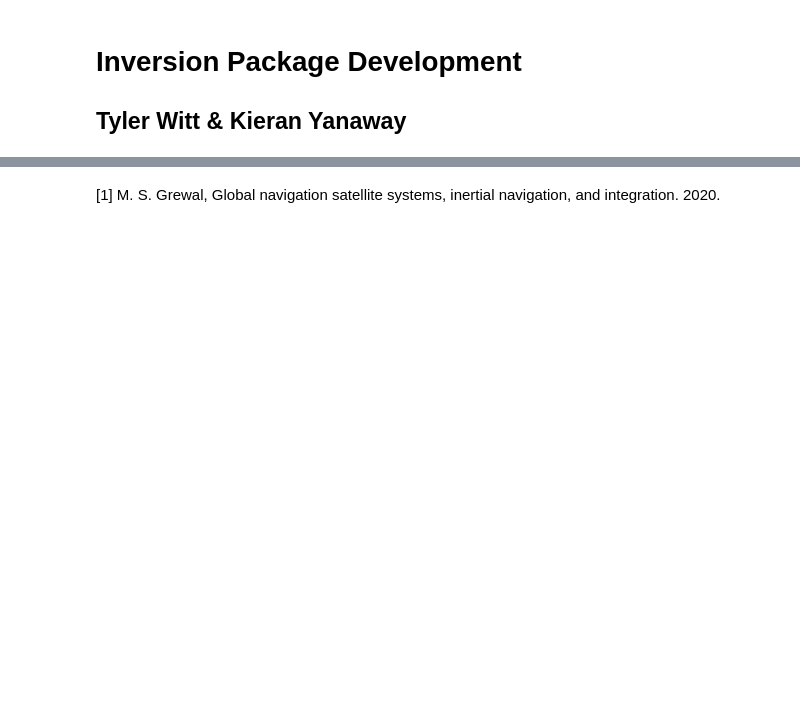
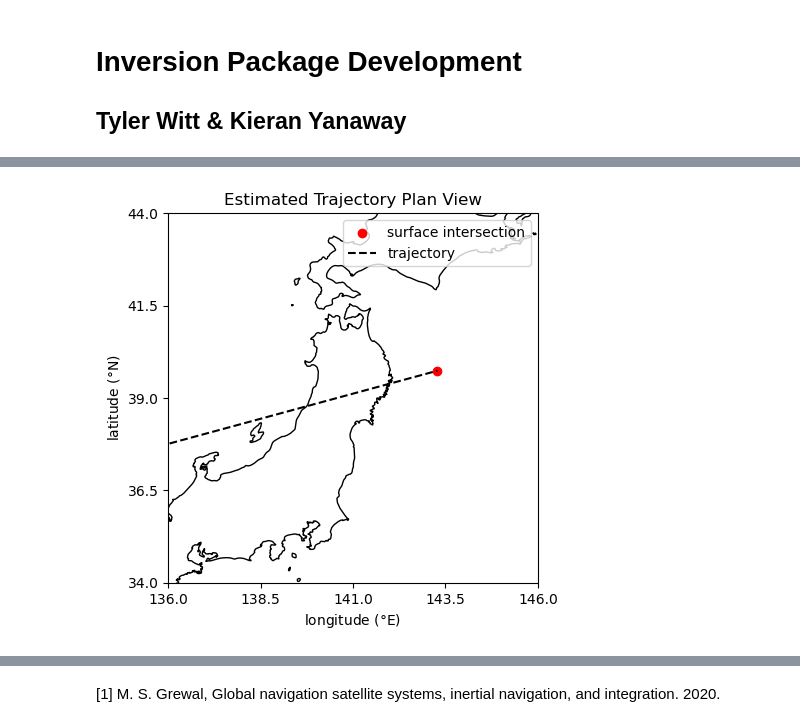
Before and after one commit to KieranTheYanaway/BATE, a Jupyter notebook: dev/InversionDev.ipynb, the cells around one changed output, grey strips where cells are left out. Drawn from its saved outputs; the diff is of its cells as text; code cells hidden in the pictures; blank space fills up the shorter version.

```diff
--- a/dev/InversionDev.ipynb
+++ b/dev/InversionDev.ipynb
@@ -100,7 +88,7 @@ class TrajectoryGridsearchParameters:
     interface with a TrajectoryEstimator object.
     """
 
-    def __init__(self,x0p=(-300,300,10),y0p=(-300,300,10),t0p=(0,100,10),vep=(11.91015,81.6696,10),thp=(0,90,10),gap=(0,360,10)):
+    def __init__(self,x0p=(-300,300,10),y0p=(-300,300,10),t0p=(0,100,10),vep=(11.91015,81.6696,3),thp=(0,90,10),gap=(0,360,10)):
         """
         Initialize a TrajectoryGridsearchParameters object with the desired parameter ranges for a gridsearch
         __________________________________________________________________________________________
@@ -176,7 +292,7 @@ class Station:
         ______________________________________________________________________________
         lat  : float : degrees latitude  : latitudinal position of the seismic station
         long : float : degrees longitude : longitudinal position of the seismic station
-        elev : float : kilometers        : elevation of the seismic station
+        elev : float : meters            : elevation of the seismic station
         ta   : float : seconds           : arrival time of ballistic wave at seismic station
         ____________________________________________________________________________________
         """
@@ -186,6 +302,7 @@ class Station:
         self.ta = ta
         self.x = None
         self.y = None
+        self.z = None
 
     def calc_x_y(self, olat, olong):
         """
@@ -196,19 +313,13 @@ class Station:
         ______________________________________________________________________________________________
         """
 
-        midlat = np.deg2rad((self.lat + olat) / 2) # midpoint latitude for radius calculation
+        xyz = ECEF_g_to_ECEF_r(np.deg2rad(self.lat),np.deg2rad(self.long),self.elev)
 
-        radius = calc_latitude_radius(midlat)
-
-        self.x = (np.deg2rad(olat - self.lat) * radius) # x position is arc length between latitudes (+x = southing)
-
-        ysign = 1
-        if self.long != olong: # if at different longitudes...
-            ysign = ((self.long - olong) / np.abs(self.long - olong)) # set sign of y distance (+y = easting)
-        if (self.long < -90 and olong > 90) or (self.long > 90 and olong < -90): # if longitudes are on opposite sides of 180th meridian...
-            ysign *= -1 # negate ysign
-        self.y = ysign * great_circle_distance(midlat, np.deg2rad(olong),
-                                               midlat, np.deg2rad(self.long), radius) # y position is arclength between longitudes at midlat
+        self.x, self.y, self.z = ECEF_r_to_LTP(xyz,np.deg2rad(olat),np.deg2rad(olong))
+        # Convert coordinates to kilometers
+        self.x /= 1000
+        self.y /= 1000
+        self.z /= 1000
 # %%
 class TrajectoryEstimator:
     """
@@ -301,7 +527,7 @@ class TrajectoryEstimator:
 # %%
 lats = np.array([39.387,39.473,39.355,39.632,39.118,39.466,39.374,39.237,39.618,39.403,38.952,39.486,38.984,39.616,39.848,39.086,39.256,39.130,39.396,39.061,38.857])
 longs = np.array([141.57,141.29,141.20,141.30,141.26,141.00,140.94,140.91,141.08,140.77,141.22,140.79,141.04,140.90,141.24,140.72,140.63,140.66,140.63,140.59,140.72])
-elevs = np.array([375,210,65,311,165,245,300,610,300,280,70,445,123,270,650,400,170,280,200,235,440]) / 1000
+elevs = np.array([375,210,65,311,165,245,300,610,300,280,70,445,123,270,650,400,170,280,200,235,440])
 times = np.array([180 + 42.74,240 + 7.83,240 + 13.78,240 + 22.06,240 + 28.93,240 + 37.34,240 + 38.35,240 + 41.29,240 + 43.85,240 + 57.55,240 + 59.12,300 + 1.14,300 + 1.5,300 + 3.98,300 + 6.76,300 + 7.38,300 + 8.64,300 + 9.76,300 + 12.09,300 + 20.42,300 + 39.11])
 
 m = TrajectoryEstimator(39,141,0)
@@ -330,5 +535,8 @@ for stat in m.stations:
 # %%
-
-traj = m.invert_data(TrajectoryGridsearchParameters((-100,-80,21),(200,220,21),(40,60,21),(10,30,21),(15,25,21),(280,295,31)))#(-95,-91,5),(205,209,5),(46,50,5),(16,20,5),(17.5,19.5,5),(286,288,5)))#(-110,-50,61),(180,250,71),(0,80,81),(11,45,35),(10,40,61),(270,300,61)))
+#traj1 = m.invert_data(TrajectoryGridsearchParameters((-95,-91,5),(205,209,5),(46,50,5),(16,20,5),(17.5,19.5,5),(286,288,5)))
+#traj1 = m.invert_data(TrajectoryGridsearchParameters((-100,-80,21),(200,220,21),(40,60,21),(10,30,21),(15,25,21),(280,295,31)))
+#traj1 = m.invert_data(TrajectoryGridsearchParameters((-110,-50,61),(180,250,71),(0,80,81),(11,45,35),(10,40,61),(270,300,61)))
+#traj1 = m.invert_data(TrajectoryGridsearchParameters((-105,-69,13),(190,230,13),(32,62,13),(14,36,13),(17.5,21.5,13),(282,286,13)))
+traj1 = m.invert_data(TrajectoryGridsearchParameters((-87,-80,11),(194,198,11),(59,63,11),(42,45,11),(19.5,20.5,11),(284,286,11)))
 # %% [output]
 0% complete
@@ -350,0 +564,4 @@ print(otime - intime, s)
+# %%
+traj1.plot()
+# %% [output]
+[figure, added]
```
Also changed, not shown: parts of 21 cells of this notebook.
